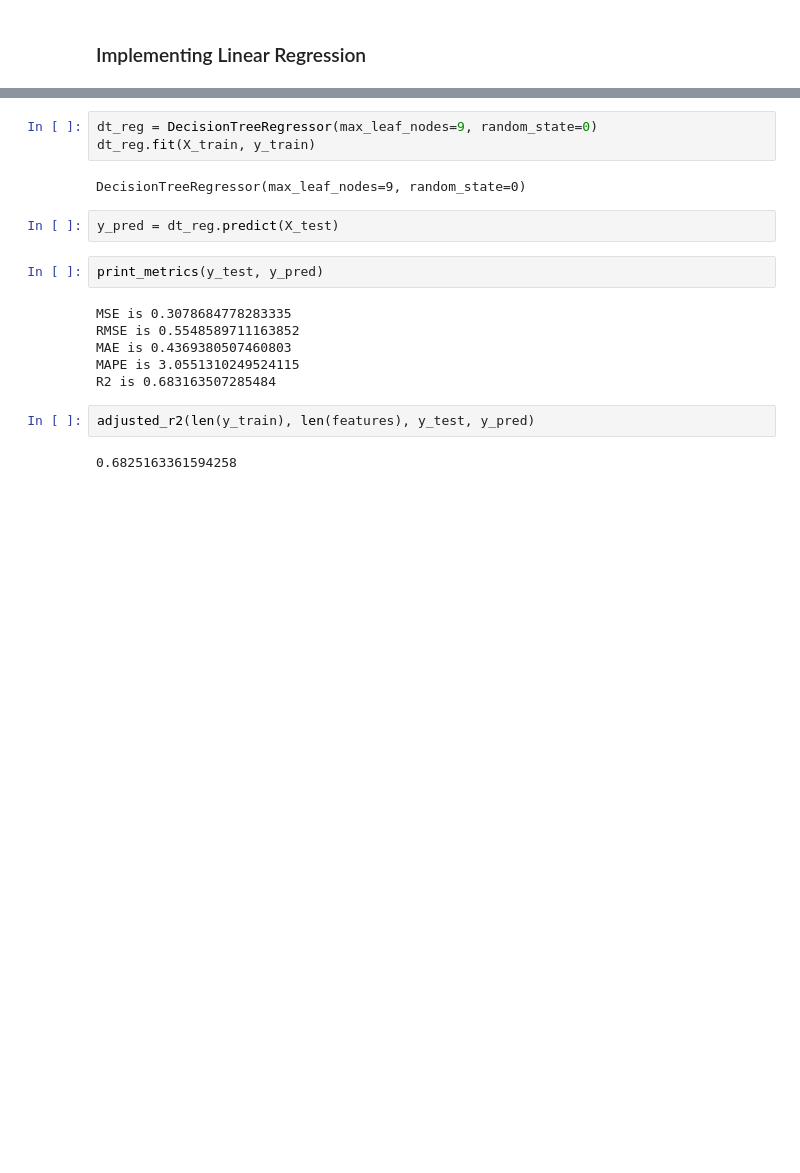
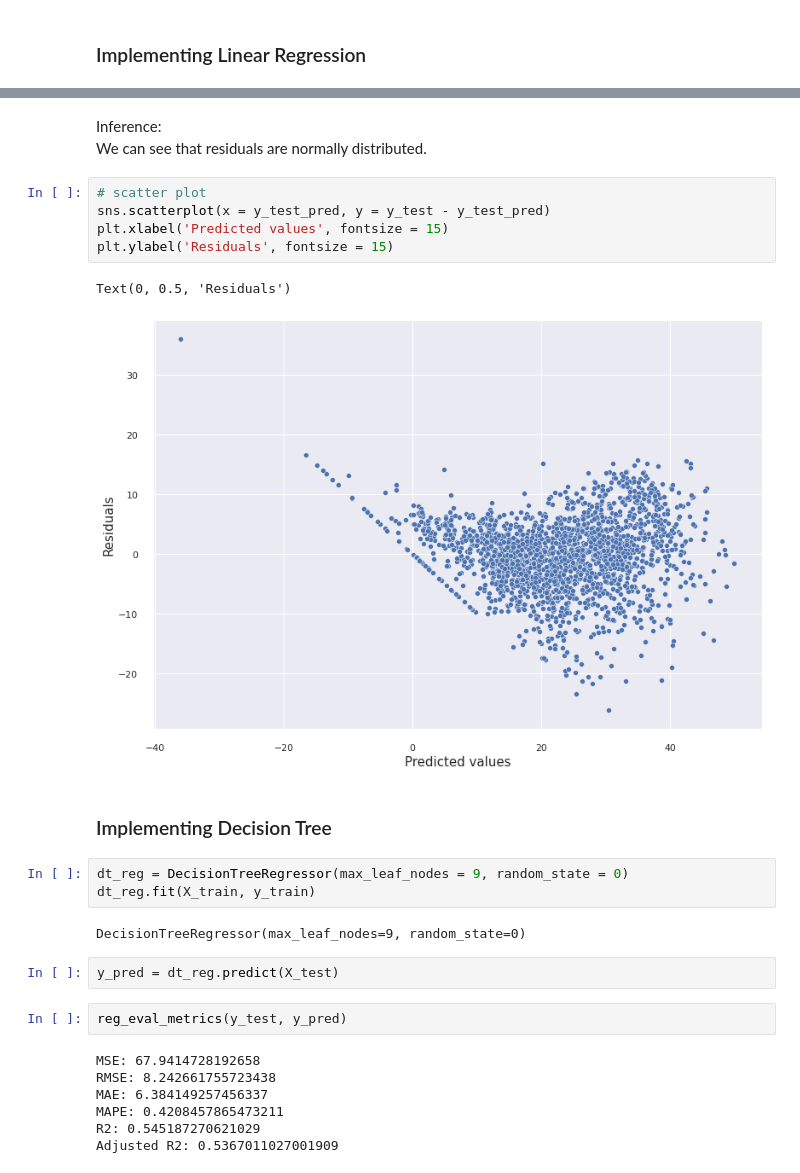
Before and after one commit to codeboy47/Seoul-Bike-Sharing-Demand-Prediction, a Jupyter notebook: Akshit_Singh_Notebook.ipynb, the cells around one changed output, grey strips where cells are left out. Saved outputs shown, nothing was run; the diff lists cells and outputs as text; blank space fills up the shorter version.

```diff
--- a/Akshit_Singh_Notebook.ipynb
+++ b/Akshit_Singh_Notebook.ipynb
@@ -551,20 +585,30 @@ Cross val score for Training Data: 71.55155263149877
+# %% [markdown]
+Inference: <br>
+We can see that residuals are normally distributed.
+# %%
+# scatter plot
+sns.scatterplot(x = y_test_pred, y = y_test - y_test_pred)
+plt.xlabel('Predicted values', fontsize = 15)
+plt.ylabel('Residuals', fontsize = 15)
+# %% [output]
+Text(0, 0.5, 'Residuals')
+[figure, added]
+# %% [markdown]
+### Implementing Decision Tree
 # %%
-dt_reg = DecisionTreeRegressor(max_leaf_nodes=9, random_state=0)
+dt_reg = DecisionTreeRegressor(max_leaf_nodes = 9, random_state = 0)
 dt_reg.fit(X_train, y_train)
 # %% [output]
 DecisionTreeRegressor(max_leaf_nodes=9, random_state=0)
 # %%
 y_pred = dt_reg.predict(X_test)
 # %%
-print_metrics(y_test, y_pred)
+reg_eval_metrics(y_test, y_pred)
 # %% [output]
-MSE is 0.3078684778283335
-RMSE is 0.5548589711163852
-MAE is 0.4369380507460803
-MAPE is 3.0551310249524115
-R2 is 0.683163507285484
+MSE: 67.9414728192658
+RMSE: 8.242661755723438
+MAE: 6.384149257456337
+MAPE: 0.4208457865473211
+R2: 0.545187270621029
+Adjusted R2: 0.5367011027001909
-# %%
-adjusted_r2(len(y_train), len(features), y_test, y_pred)
-# %% [output]
-0.6825163361594258
 # %%
```
Also changed, not shown: parts of 35 cells of this notebook.
